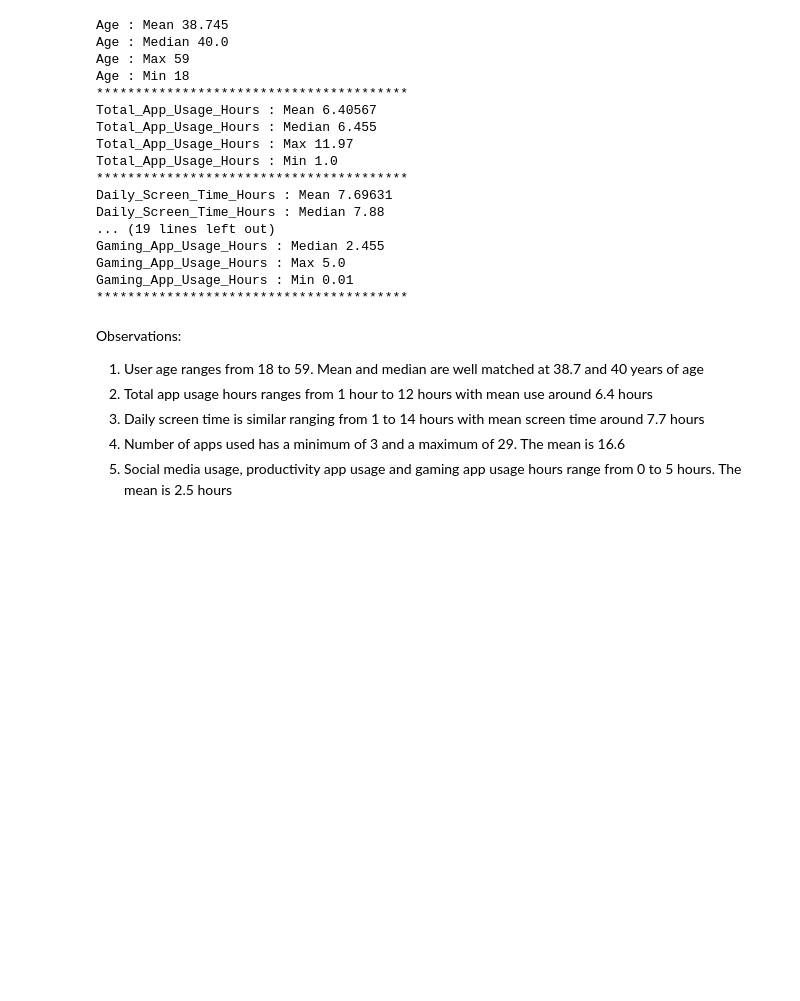
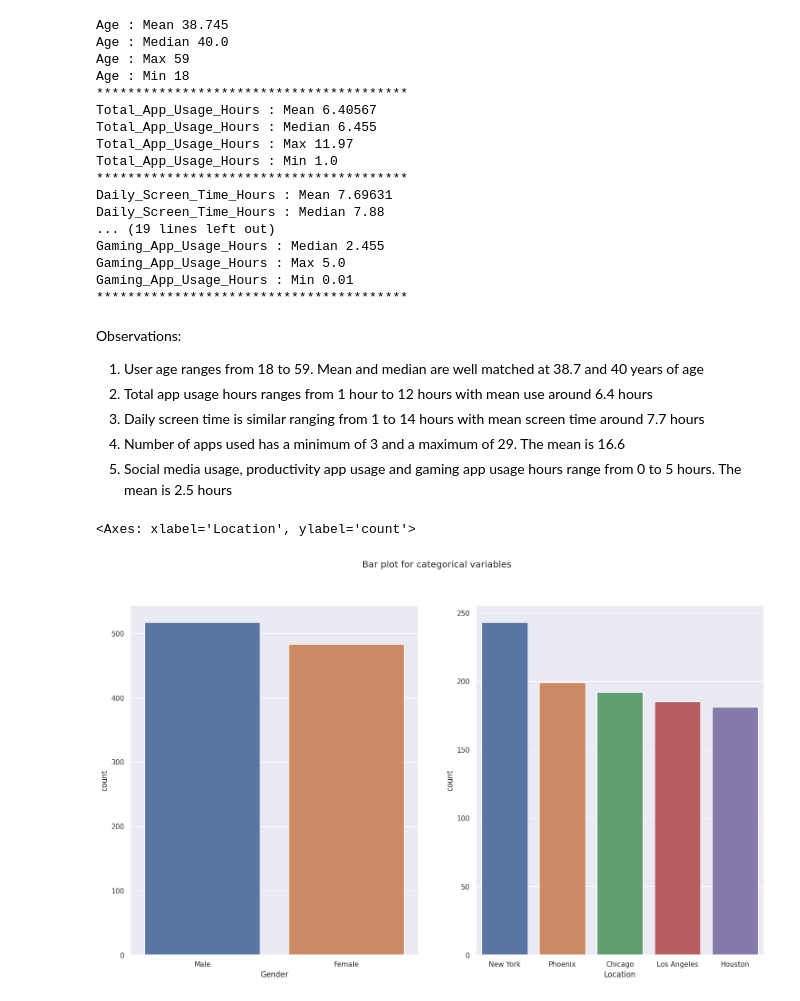
Before and after one commit to chemkemeimyers/MachineLearningProjects, a Jupyter notebook: CellPhoneUsage/notebook5ab9fcd89e-cellphoneusage.ipynb, the cells around one changed output. Cells and saved outputs as stored; diff of their text form; code cells hidden in the pictures; blank space fills up the shorter version.

Commit message:
Update notebook5ab9fcd89e-cellphoneusage.ipynb
Add categorical value exploratory data analysis

```diff
--- a/CellPhoneUsage/notebook5ab9fcd89e-cellphoneusage.ipynb
+++ b/CellPhoneUsage/notebook5ab9fcd89e-cellphoneusage.ipynb
@@ -180,3 +180,11 @@ Observations:
 3. Daily screen time is similar ranging from 1 to 14 hours with mean screen time around 7.7 hours
 4. Number of apps used has a minimum of 3 and a maximum of 29. The mean is 16.6
 5. Social media usage, productivity app usage and gaming app usage hours range from 0 to 5 hours. The mean is 2.5 hours
+# %%
+fig, axes = plt.subplots(1,2,figsize=(18,10))
+fig.suptitle('Bar plot for categorical variables')
+sns.countplot(ax=axes[0], data = data_df, x = 'Gender', order=data_df['Gender'].value_counts().index)
+sns.countplot(ax=axes[1], data = data_df, x = 'Location', order=data_df['Location'].value_counts().index)
+# %% [output]
+<Axes: xlabel='Location', ylabel='count'>
+[figure, added]
```
